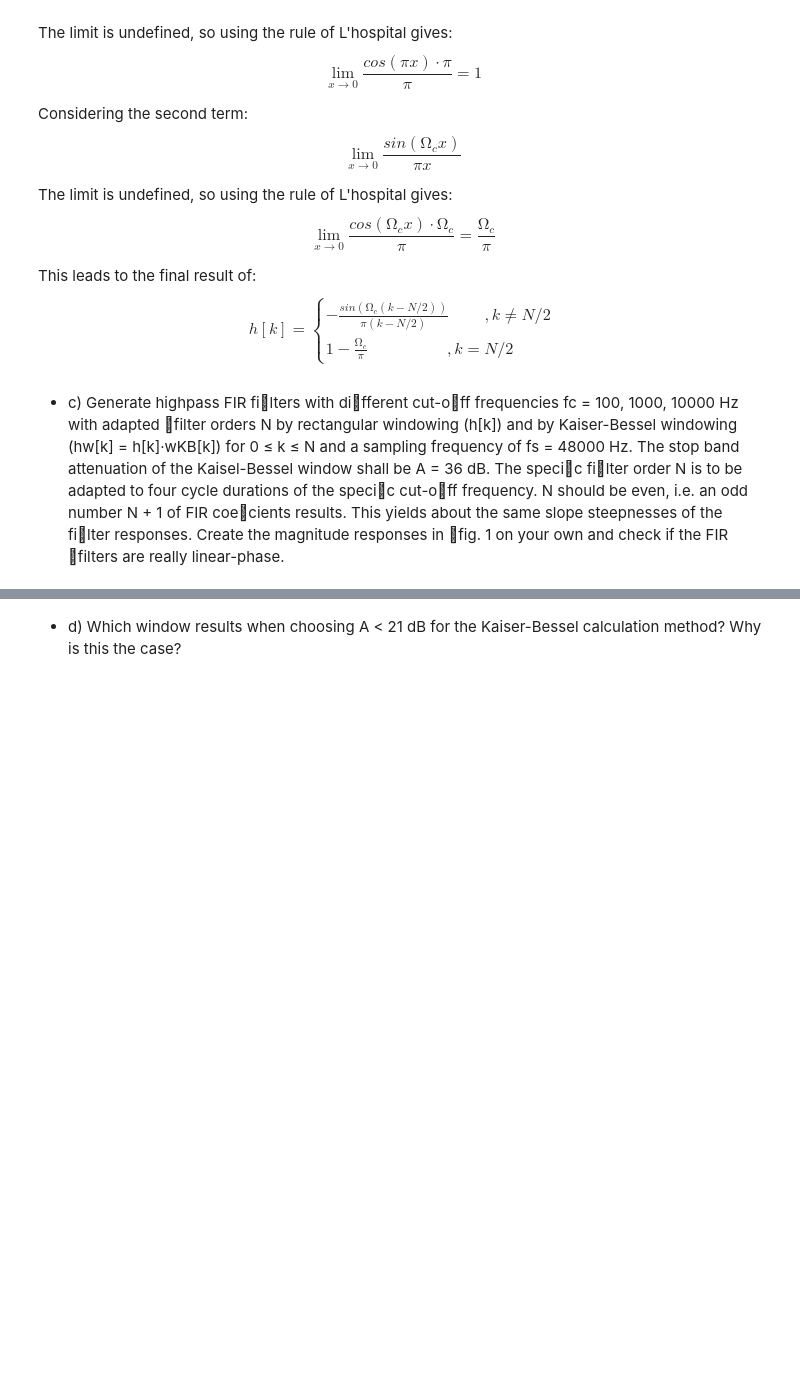
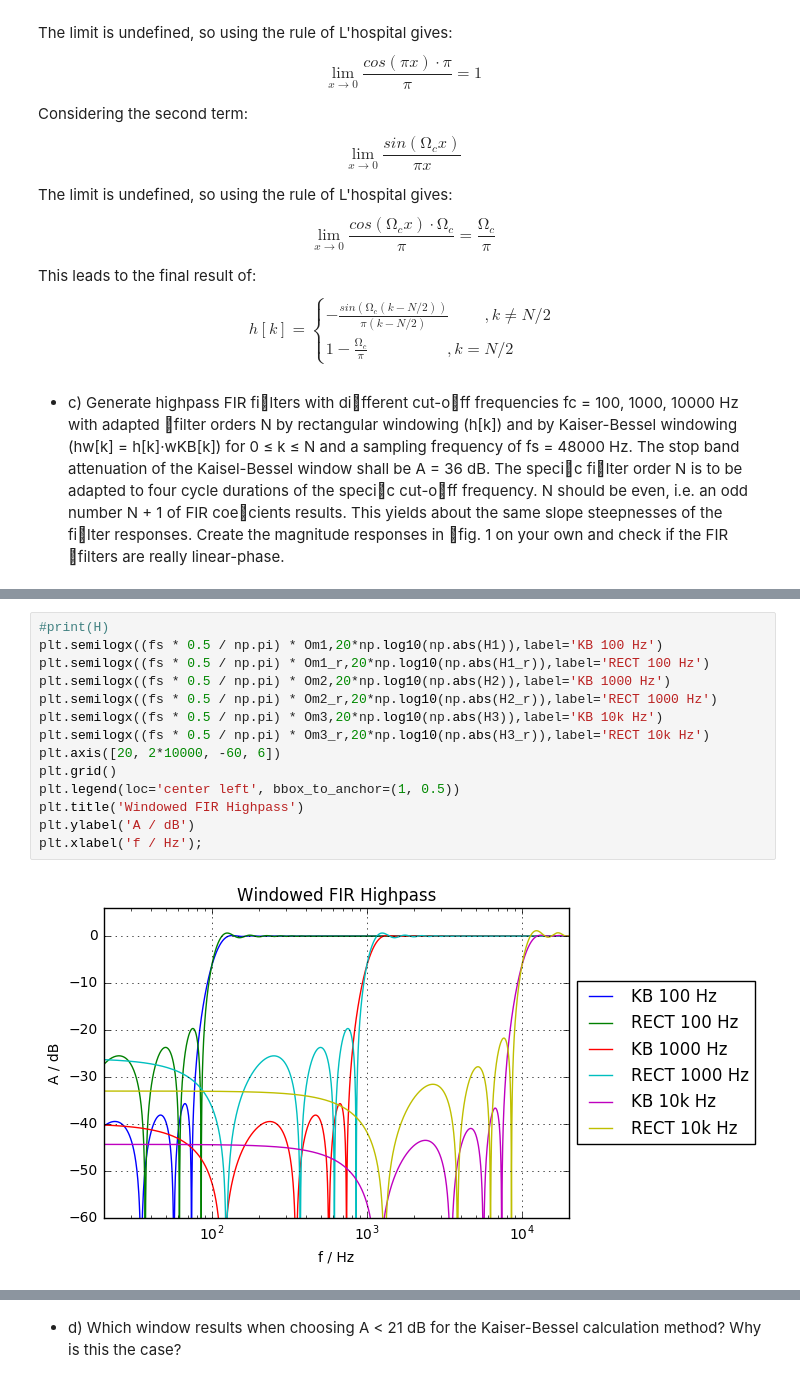
Before and after one commit to JakobHeller/DigitalSignalProcessing, a Jupyter notebook: Lab4.ipynb, the cells around one changed output, grey strips where cells are left out. Cells and saved outputs as stored; diff of their text form; blank space fills up the shorter version.

```diff
--- a/Lab4.ipynb
+++ b/Lab4.ipynb
@@ -188,0 +174,16 @@ h_w_kaiser = fir_imulse_response_kaiser(fc1, fs, A)
+# %%
+#print(H)
+plt.semilogx((fs * 0.5 / np.pi) * Om1,20*np.log10(np.abs(H1)),label='KB 100 Hz')
+plt.semilogx((fs * 0.5 / np.pi) * Om1_r,20*np.log10(np.abs(H1_r)),label='RECT 100 Hz')
+plt.semilogx((fs * 0.5 / np.pi) * Om2,20*np.log10(np.abs(H2)),label='KB 1000 Hz')
+plt.semilogx((fs * 0.5 / np.pi) * Om2_r,20*np.log10(np.abs(H2_r)),label='RECT 1000 Hz')
+plt.semilogx((fs * 0.5 / np.pi) * Om3,20*np.log10(np.abs(H3)),label='KB 10k Hz')
+plt.semilogx((fs * 0.5 / np.pi) * Om3_r,20*np.log10(np.abs(H3_r)),label='RECT 10k Hz')
+plt.axis([20, 2*10000, -60, 6])
+plt.grid()
+plt.legend(loc='center left', bbox_to_anchor=(1, 0.5))
+plt.title('Windowed FIR Highpass')
+plt.ylabel('A / dB')
+plt.xlabel('f / Hz');
+# %% [output]
+[figure, added]
```
Also changed, not shown: parts of 21 cells of this notebook, 1 other file.
